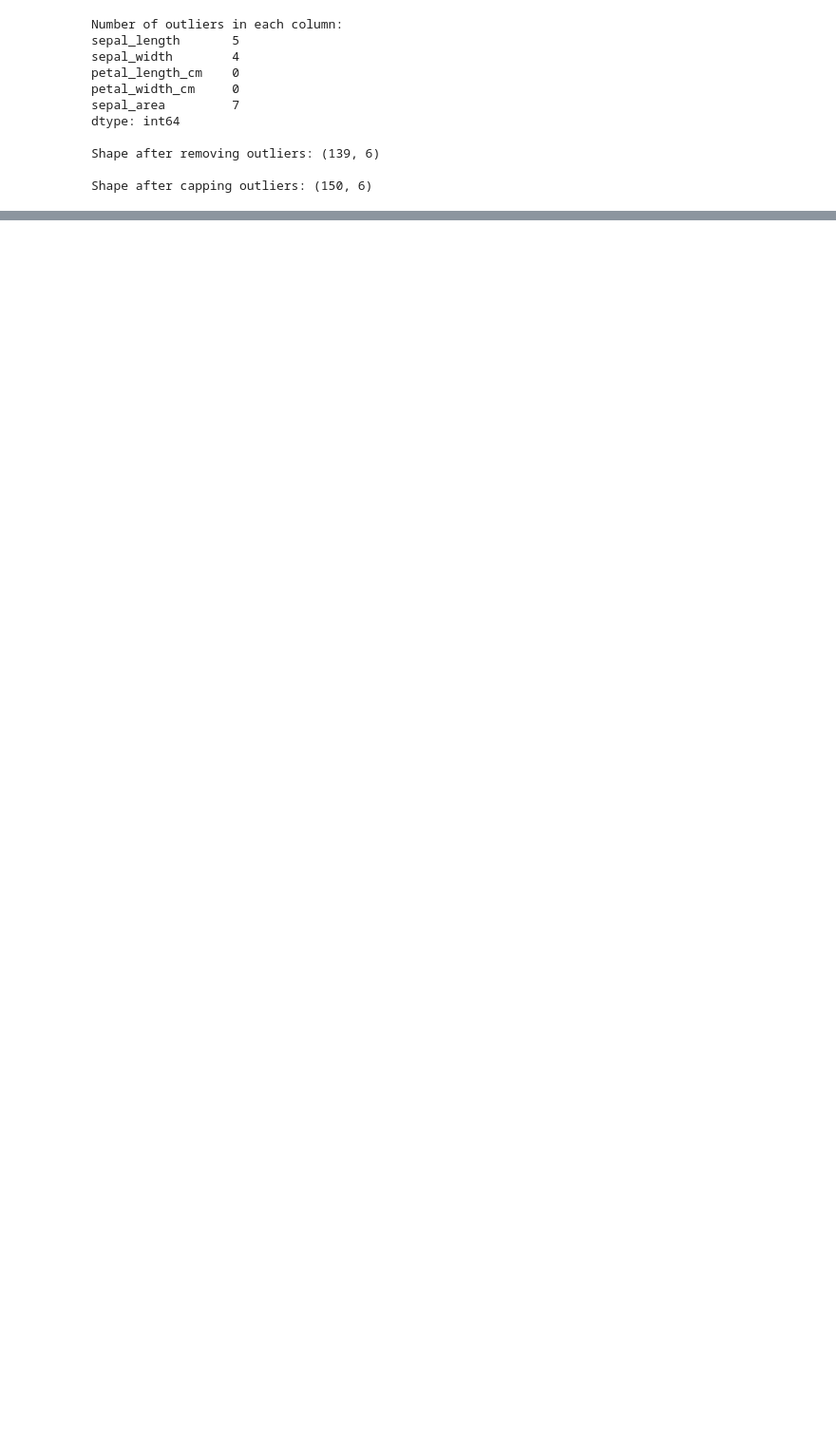
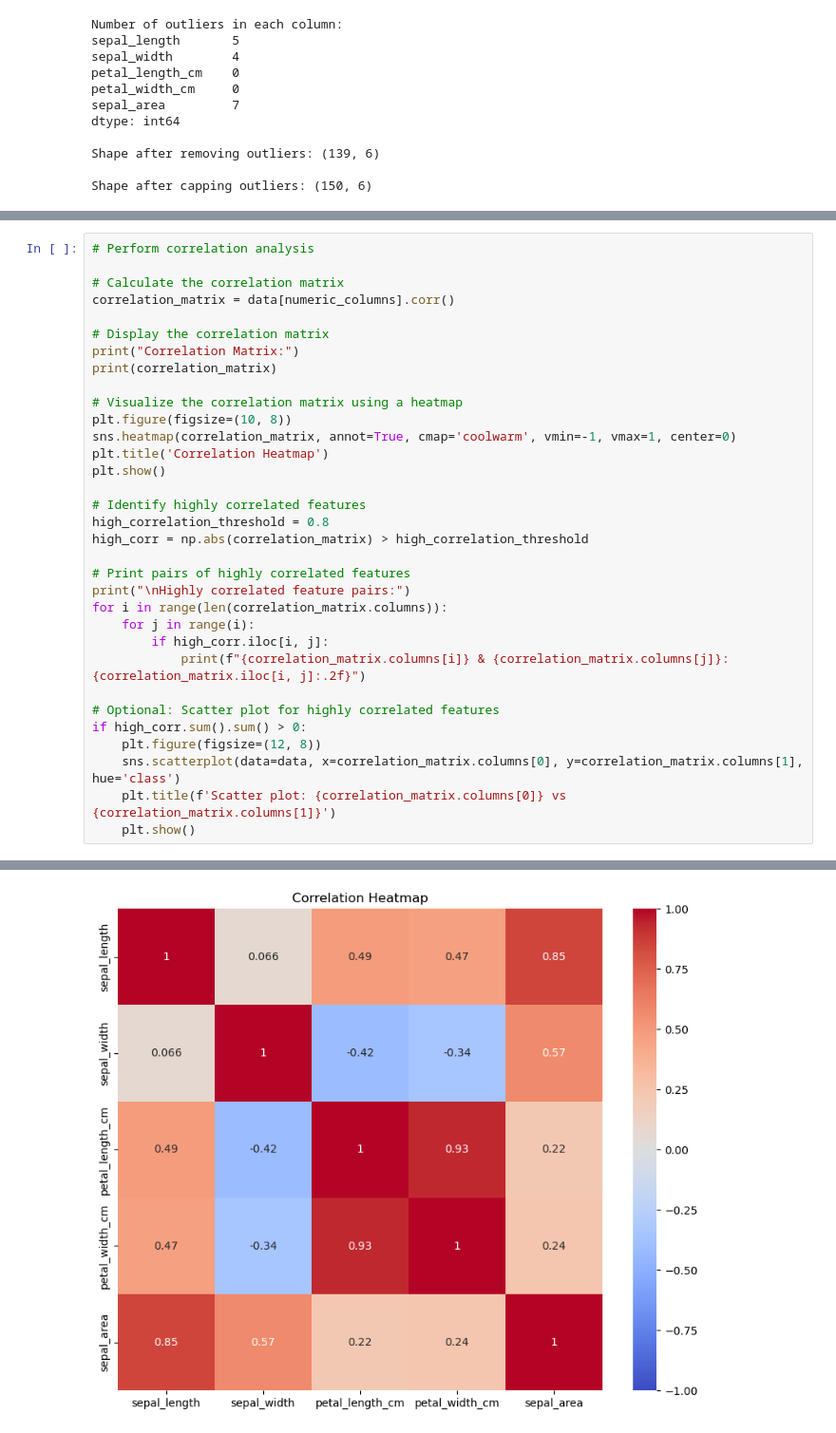
Before and after one commit to sabrinahu5/data-science-starter, a Jupyter notebook: t4sg-data-exploration.ipynb, the cells around one changed output, grey strips where cells are left out. Shown: that part at 95% size. Cells and saved outputs as stored; diff of their text form; blank space fills up the shorter version.

Commit message:
visualizations starter + correlation analysis

```diff
--- a/t4sg-data-exploration.ipynb
+++ b/t4sg-data-exploration.ipynb
@@ -376,0 +384,34 @@ Shape after capping outliers: (150, 6)
+# %%
+# Perform correlation analysis
+
+# Calculate the correlation matrix
+correlation_matrix = data[numeric_columns].corr()
+
+# Display the correlation matrix
+print("Correlation Matrix:")
+print(correlation_matrix)
+
+# Visualize the correlation matrix using a heatmap
+plt.figure(figsize=(10, 8))
+sns.heatmap(correlation_matrix, annot=True, cmap='coolwarm', vmin=-1, vmax=1, center=0)
+plt.title('Correlation Heatmap')
+plt.show()
+
+# Identify highly correlated features
+high_correlation_threshold = 0.8
+high_corr = np.abs(correlation_matrix) > high_correlation_threshold
+
+# Print pairs of highly correlated features
+print("\nHighly correlated feature pairs:")
+for i in range(len(correlation_matrix.columns)):
+    for j in range(i):
+        if high_corr.iloc[i, j]:
+            print(f"{correlation_matrix.columns[i]} & {correlation_matrix.columns[j]}: {correlation_matrix.iloc[i, j]:.2f}")
+
+# Optional: Scatter plot for highly correlated features
+if high_corr.sum().sum() > 0:
+    plt.figure(figsize=(12, 8))
+    sns.scatterplot(data=data, x=correlation_matrix.columns[0], y=correlation_matrix.columns[1], hue='class')
+    plt.title(f'Scatter plot: {correlation_matrix.columns[0]} vs {correlation_matrix.columns[1]}')
+    plt.show()
+# %% [output]
@@ -376,0 +432 @@ Shape after capping outliers: (150, 6)
+[figure, added]
```
Also changed, not shown: parts of 4 cells of this notebook, 2 other files.
